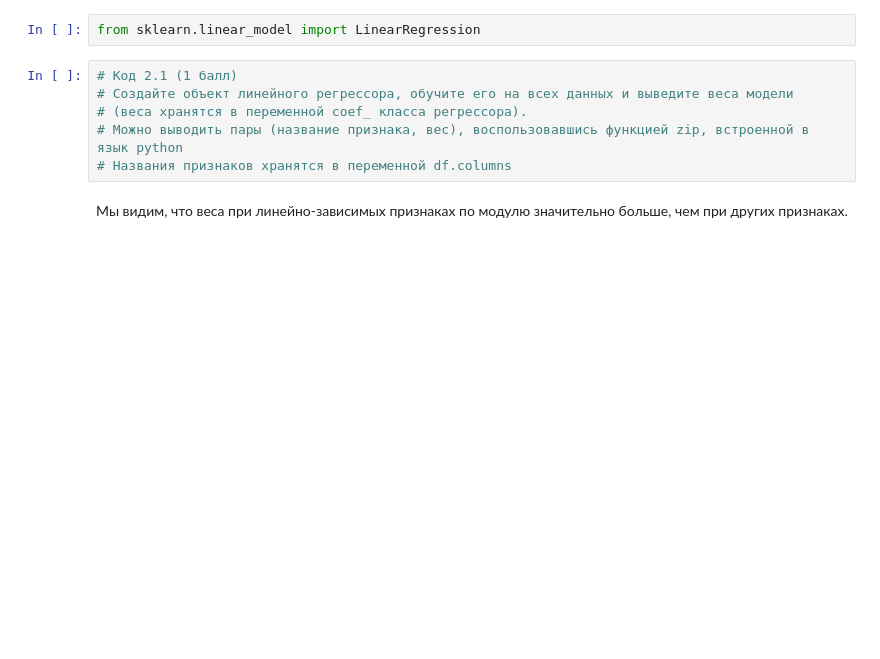
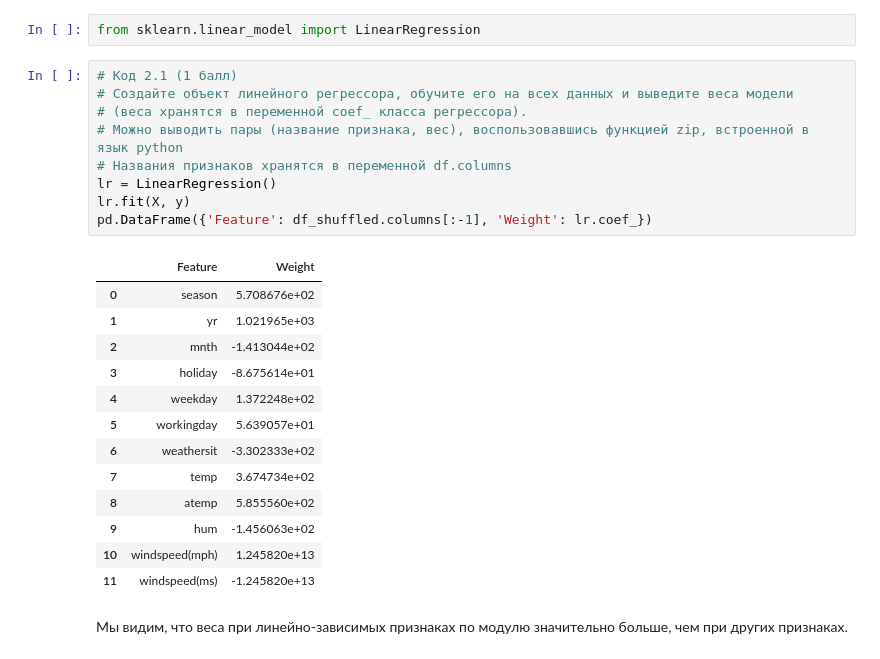
Before and after one commit to KomissarovSemyon/ml_specialization, a Jupyter notebook: course2/week2/OverfittingTask.ipynb, the cells around one changed output. Drawn from its saved outputs; the diff is of its cells as text; blank space fills up the shorter version.

```diff
--- a/course2/week2/OverfittingTask.ipynb
+++ b/course2/week2/OverfittingTask.ipynb
@@ -125,9 +148,26 @@ from sklearn.linear_model import LinearRegression
 # %%
 # Код 2.1 (1 балл)
 # Создайте объект линейного регрессора, обучите его на всех данных и выведите веса модели
 # (веса хранятся в переменной coef_ класса регрессора).
 # Можно выводить пары (название признака, вес), воспользовавшись функцией zip, встроенной в язык python
 # Названия признаков хранятся в переменной df.columns
+lr = LinearRegression()
+lr.fit(X, y)
+pd.DataFrame({'Feature': df_shuffled.columns[:-1], 'Weight': lr.coef_})
+# %% [output]
+|  | Feature | Weight |
+| 0 | season | 5.708676e+02 |
+| 1 | yr | 1.021965e+03 |
+| 2 | mnth | -1.413044e+02 |
+| 3 | holiday | -8.675614e+01 |
+| 4 | weekday | 1.372248e+02 |
+| 5 | workingday | 5.639057e+01 |
+| 6 | weathersit | -3.302333e+02 |
+| 7 | temp | 3.674734e+02 |
+| 8 | atemp | 5.855560e+02 |
+| 9 | hum | -1.456063e+02 |
+| 10 | windspeed(mph) | 1.245820e+13 |
+| 11 | windspeed(ms) | -1.245820e+13 |
 # %% [markdown]
 Мы видим, что веса при линейно-зависимых признаках по модулю значительно больше, чем при других признаках.
 # %% [markdown]
```
Also changed, not shown: parts of 16 cells of this notebook.
